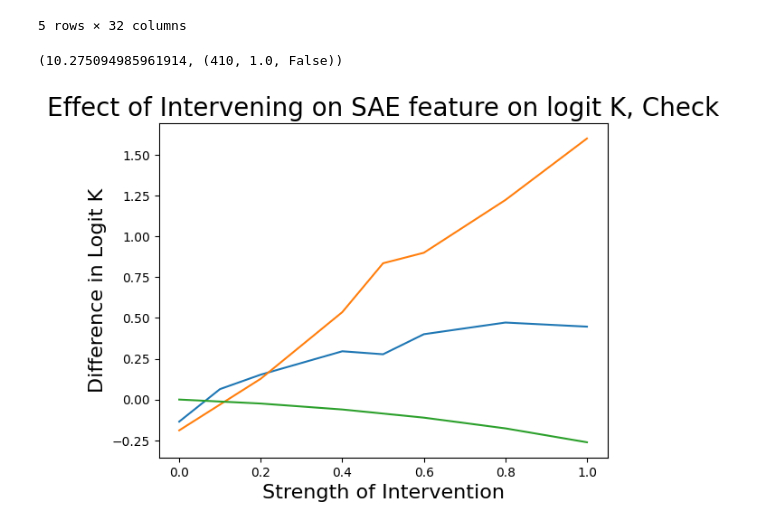
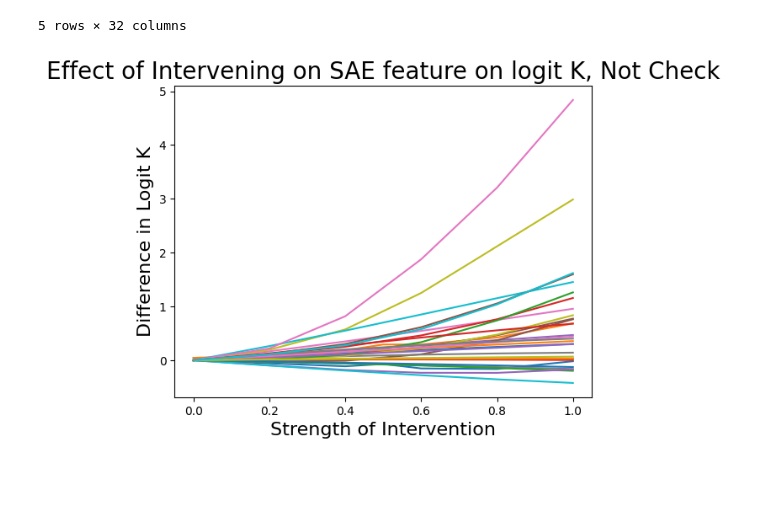
Before and after one commit to jkutaso/chessgpt_sae, a Jupyter notebook: logit_attribution.ipynb, the cells around one changed output. Saved outputs shown, nothing was run; the diff lists cells and outputs as text; code cells hidden in the pictures; blank space fills up the shorter version.

```diff
--- a/logit_attribution.ipynb
+++ b/logit_attribution.ipynb
@@ -290,25 +290,21 @@ intervened_df.head()
 |  |  | False | -5.658001 | -7.585119 | -6.600928 | -6.461893 | -6.618670 | -8.825828 | -6.324911 | -6.352907 | ... |
 | 167 | 0.1 | True | -2.525314 | -4.391640 | -3.331247 | -2.678875 | -3.283232 | -4.577248 | -3.355672 | -3.125390 | ... |
 5 rows × 32 columns
-# %%
-intervened_df.loc[(167, 0, True)].logit_K, key
-# %% [output]
-(10.275094985961914, (410, 1.0, False))
 # %%
-use_only_check = True
+use_only_check = False
 if use_only_check:
     filtered_df = intervened_df[intervened_df.index.get_level_values('is_check')]
     diff_df = filtered_df - averaged_baseline_logits_check.cpu().numpy()
 else:
     filtered_df = intervened_df[intervened_df.index.get_level_values('is_check') == False]
     diff_df = filtered_df - averaged_baseline_logits_not_check.cpu().numpy()
 for feature in diff_df.index.get_level_values('feature_index').unique():
     sub_df = diff_df.loc[feature].sort_values('strength')
     plt.plot(sub_df.index.get_level_values('strength'), sub_df['logit_K'], label=f'Feature {feature}')
 plt.title(f"Effect of Intervening on SAE feature on logit K, {'Check' if use_only_check else 'Not Check'}", fontsize=20)
 plt.xlabel("Strength of Intervention", fontsize=16)
 plt.ylabel("Difference in Logit K", fontsize=16)
 plt.savefig(f'plots/logit_diff_K_vs_strength_all_features_{"check" if use_only_check else "not_check"}.png')
 plt.show()
 # %% [output]
-[figure, old version]
+[figure, new version]
```
Also changed, not shown: parts of 5 cells of this notebook, 1 other file.
